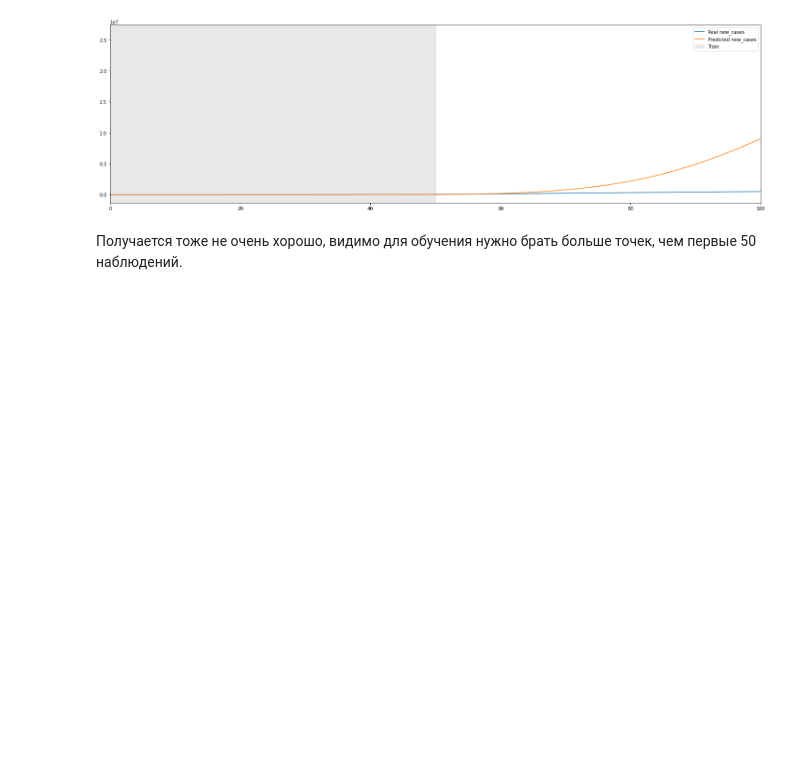
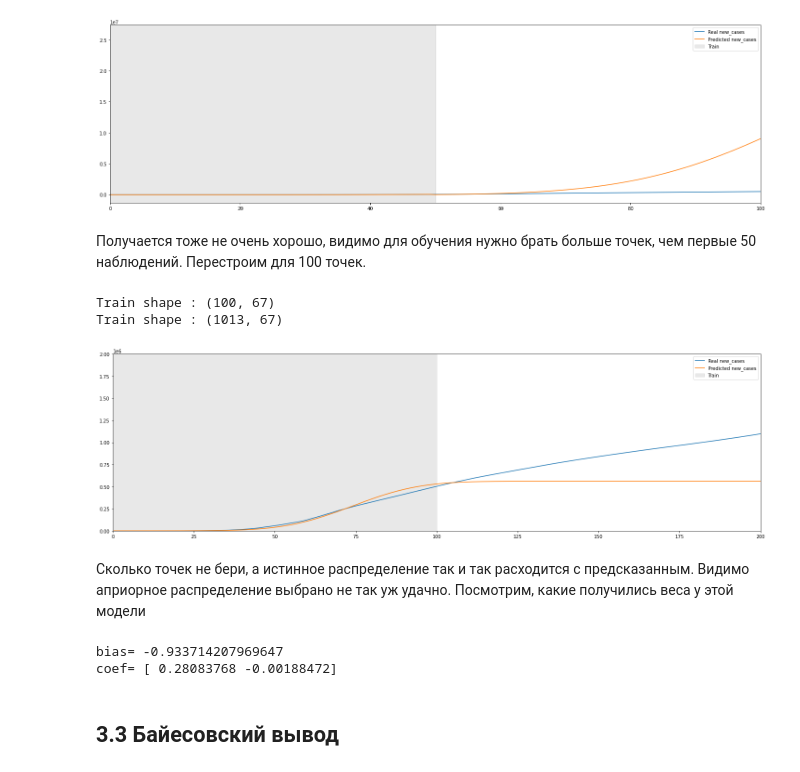
Before and after one commit to AlexGrunt/advanced_ml, a Jupyter notebook: [1]coronavirus_cases.ipynb, the cells around one changed output. Saved outputs shown, nothing was run; the diff lists cells and outputs as text; code cells hidden in the pictures; blank space fills up the shorter version.

```diff
--- a/[1]coronavirus_cases.ipynb
+++ b/[1]coronavirus_cases.ipynb
@@ -264,4 +269,79 @@ plt.show()
 # %% [output]
 [figure]
 # %% [markdown]
-Получается тоже не очень хорошо, видимо для обучения нужно брать больше точек, чем первые 50 наблюдений.
+Получается тоже не очень хорошо, видимо для обучения нужно брать больше точек, чем первые 50 наблюдений. Перестроим для 100 точек.
+# %%
+cases_rus = (
+    cases[(cases['location'] == 'Russia') & (cases['date'] >= '2020-03-03')]
+    .sort_values('date')
+    .reset_index(drop=True)
+)
+
+cases_rus['new_cases'] = np.where(cases_rus['new_cases'] == 0.0, 1.0, cases_rus['new_cases'])
+
+train = cases_rus.iloc[:100]#.reset_index(drop=True)
+test = cases_rus.iloc[100:]#.reset_index(drop=True)
+
+print(f"Train shape : {train.shape}")
+print(f"Train shape : {test.shape}")
+# %% [output]
+Train shape : (100, 67)
+Train shape : (1013, 67)
+# %%
+y_train = np.log(train['new_cases'])
+y_test = np.log(test['new_cases'])
+
+X_train = np.vstack(
+    (
+        np.array(train.index),
+        np.array(train.index) * np.array(train.index),
+    )
+).T
+
+X_test = np.vstack(
+    (
+        np.array(test.index),
+        np.array(test.index) * np.array(test.index)
+    )
+).T
+
+lin_reg = LinearRegression(fit_intercept=True).fit(X_train, y_train)
+
+y_pred_train = lin_reg.predict(X_train)
+y_pred_test = lin_reg.predict(X_test)
+
+total_cases_pred_train = np.cumsum(np.exp(y_pred_train))
+total_cases_pred_test = total_cases_pred_train[-1] + np.cumsum(np.exp(y_pred_test))
+
+fig, ax = plt.subplots(figsize=(25, 7))
+
+ax.plot(
+    np.hstack((np.array(train.index), np.array(test.index))),
+    np.hstack((train['total_cases'], test['total_cases'])),
+    label='Real new_cases'
+)
+
+ax.plot(
+    np.hstack((np.array(train.index), np.array(test.index))),
+    np.hstack((total_cases_pred_train, total_cases_pred_test)),
+    label='Predicted new_cases'
+)
+
+ax.axvspan(0, 100, alpha=0.5, label = 'Train', color='lightgrey')
+ax.set_xlim((0, 200))
+ax.set_ylim(0, 2e6)
+
+plt.legend()
+plt.show()
+# %% [output]
+[figure, added]
+# %% [markdown]
+Сколько точек не бери, а истинное распределение так и так расходится с предсказанным. Видимо априорное распределение выбрано не так уж удачно. Посмотрим, какие получились веса у этой модели
+# %%
+print("bias=", lin_reg.intercept_)
+print("coef=", lin_reg.coef_)
+# %% [output]
+bias= -0.933714207969647
+coef= [ 0.28083768 -0.00188472]
+# %% [markdown]
+## 3.3 Байесовский вывод
```
Also changed, not shown: parts of 15 cells of this notebook.
